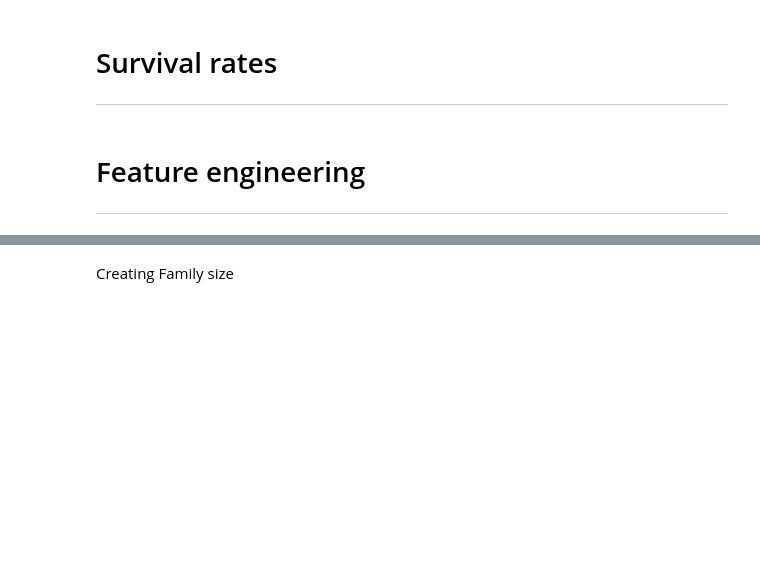
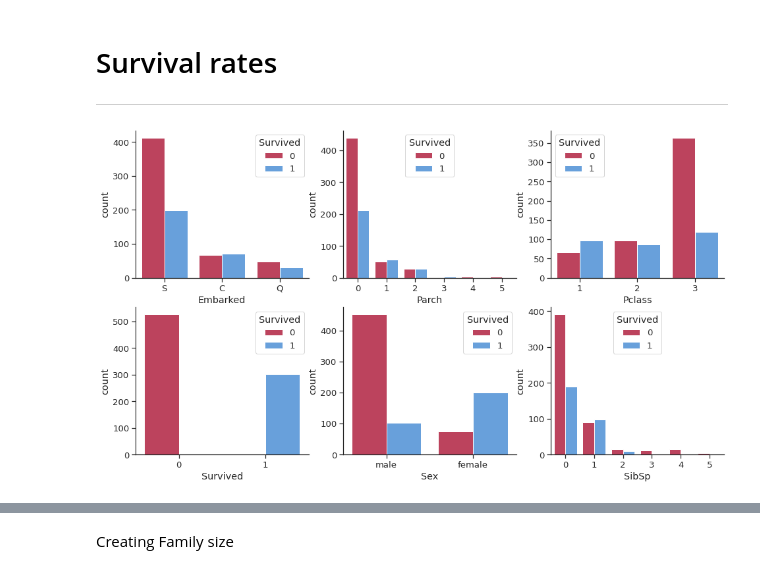
Before and after one commit to anastazijaverovic/Kaggle_Titanic_Predictions, a Jupyter notebook: titanic-predictions-notebook.ipynb, the cells around one changed output, grey strips where cells are left out. Saved outputs shown, nothing was run; the diff lists cells and outputs as text; code cells hidden in the pictures; blank space fills up the shorter version.

```diff
--- a/titanic-predictions-notebook.ipynb
+++ b/titanic-predictions-notebook.ipynb
@@ -295,17 +290,16 @@ test_set.drop(columns=['Name', 'Ticket'], axis=1, inplace=True)
 # Survival rates
 ****
 # %%
-#columns = ['Embarked', 'Parch', 'Pclass', 'Survived', 'Sex', 'SibSp']
+columns = ['Embarked', 'Parch', 'Pclass', 'Survived', 'Sex', 'SibSp']
 
-#plt.figure(figsize = (16, 14))
-#sn.set(font_scale = 1.2)
-#sn.set_style('ticks')
+plt.figure(figsize = (16, 14))
+sn.set(font_scale = 1.2)
+sn.set_style('ticks')
 
-#for i, column in enumerate(columns):
-#    plt.subplot(3, 3, i + 1)
-#    sn.countplot(data = training_set, x = column, hue = 'Survived', palette = ['#d02f52',"#55a0ee"])
+for i, column in enumerate(columns):
+    plt.subplot(3, 3, i + 1)
+    sn.countplot(data = training_set, x = column, hue = 'Survived', palette = ['#d02f52',"#55a0ee"])
 
-#sn.despine()
+sn.despine()
+# %% [output]
+[figure, added]
-# %% [markdown]
-# Feature engineering
-****
```
Also changed, not shown: parts of 17 cells of this notebook.
